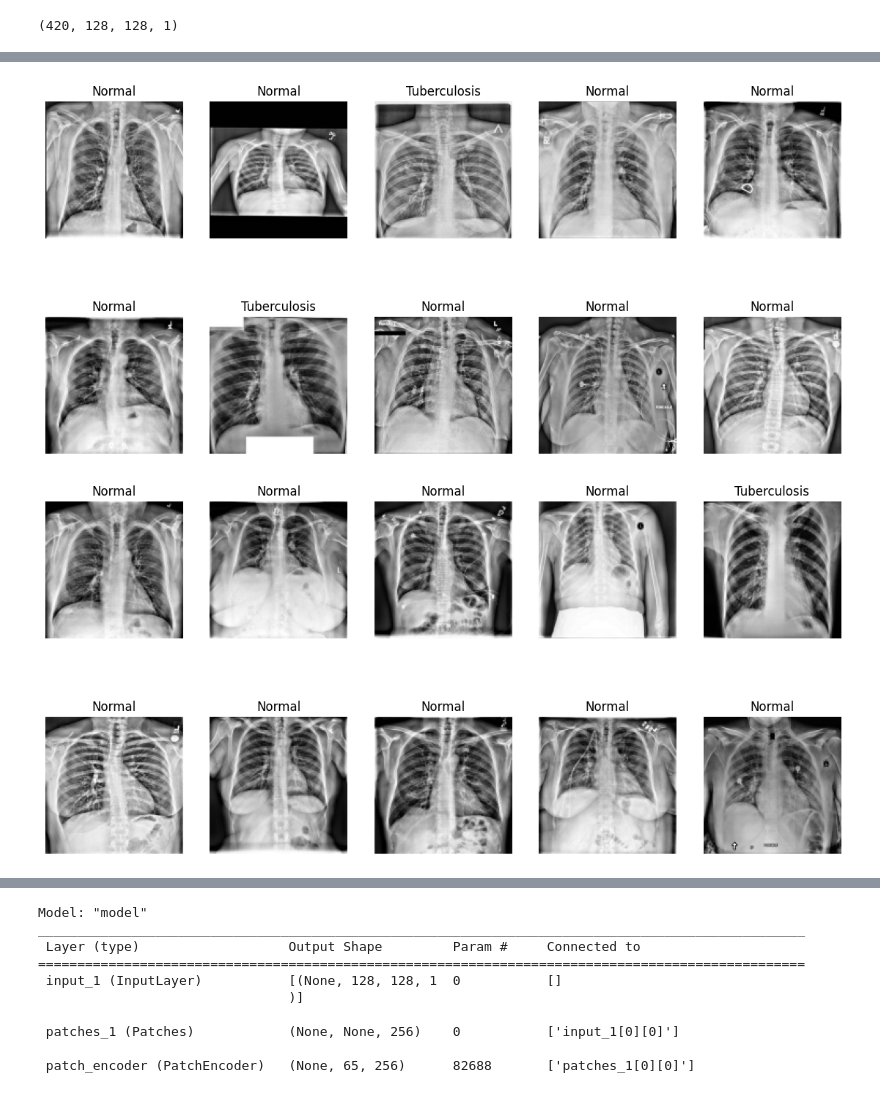
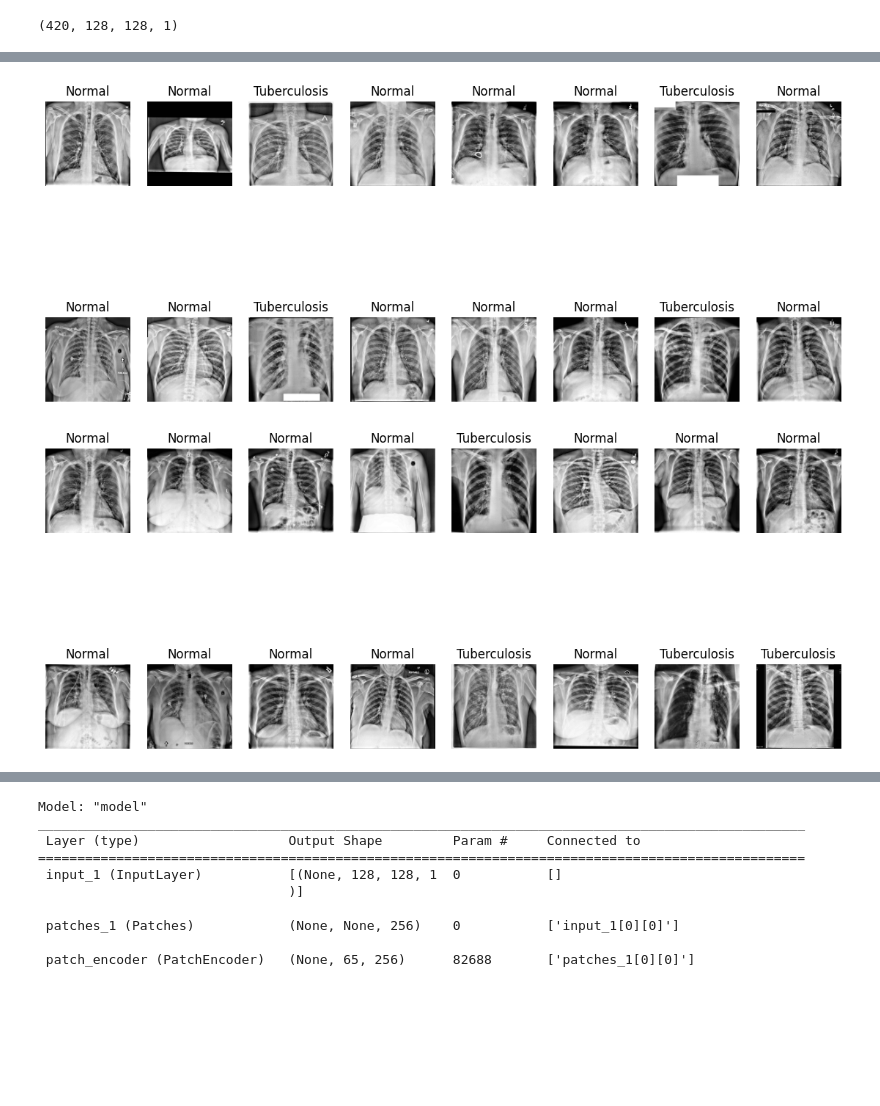
Before and after one commit to HabilAmardias/Tuberculosis-Chest-X-Ray-Classification-ViT, a Jupyter notebook: main.ipynb, the cells around one changed output, grey strips where cells are left out. Drawn from its saved outputs; the diff is of its cells as text; code cells hidden in the pictures; blank space fills up the shorter version.

```diff
--- a/main.ipynb
+++ b/main.ipynb
@@ -6,7 +6,7 @@ from tensorflow import keras
 from pathlib import Path
 from natsort import natsorted
 # %%
-batch_size=10
+batch_size=16
 patch_size=16
 img_size=128
 num_patches=(img_size//patch_size)**2
@@ -67,7 +67,7 @@ def image_preprocessing(path):
     img=clahe.apply(img)
     img=cv2.resize(img,(img_size,img_size))
     img=img.reshape(img_size,img_size,1)
-    img=(img-np.mean(img))/(np.std(img)+1e-8)
+    img=(img-np.mean(img,axis=(0,1),keepdims=True))/(np.std(img,axis=(0,1),keepdims=True)+1e-8)
     return img
 # %%
 x_train=np.array(list(map(image_preprocessing,x_train)))
@@ -89,14 +89,14 @@ train_dataset=tf.data.Dataset.from_tensor_slices((x_train,y_train)).shuffle(5000
 validation_dataset=tf.data.Dataset.from_tensor_slices((x_valid,y_valid)).batch(batch_size).prefetch(tf.data.AUTOTUNE)
 test_dataset=tf.data.Dataset.from_tensor_slices((x_test,y_test)).batch(batch_size).prefetch(tf.data.AUTOTUNE)
 # %%
-_, ax = plt.subplots(2, 5, figsize=(14, 7))
+_, ax = plt.subplots(2, 8, figsize=(14, 7))
 for batch in train_dataset.take(1):
     images = batch[0]
     labels = batch[1]
     for i in range(batch_size):
         img = images[i].numpy()
         label=labels[i].numpy()
-        ax[i//5,i%5].imshow(img,cmap='gray')
-        ax[i//5,i%5].set_title(target_class[label])
-        ax[i//5,i%5].axis("off")
+        ax[i//8,i%8].imshow(img,cmap='gray')
+        ax[i//8,i%8].set_title(target_class[label])
+        ax[i//8,i%8].axis("off")
 # %% [output]
@@ -104,29 +104,29 @@ for batch in train_dataset.take(1):
 # %%
-_, ax = plt.subplots(2, 5, figsize=(14, 7))
+_, ax = plt.subplots(2, 8, figsize=(14, 7))
 for batch in validation_dataset.take(1):
     images = batch[0]
     labels = batch[1]
     for i in range(batch_size):
         img = images[i].numpy()
         label=labels[i].numpy()
-        ax[i//5,i%5].imshow(img,cmap='gray')
-        ax[i//5,i%5].set_title(target_class[label])
-        ax[i//5,i%5].axis("off")
+        ax[i//8,i%8].imshow(img,cmap='gray')
+        ax[i//8,i%8].set_title(target_class[label])
+        ax[i//8,i%8].axis("off")
 # %% [output]
-[figure, old version]
+[figure, new version]
 # %%
-_, ax = plt.subplots(2, 5, figsize=(14, 7))
+_, ax = plt.subplots(2, 8, figsize=(14, 7))
 for batch in test_dataset.take(1):
     images = batch[0]
     labels = batch[1]
     for i in range(batch_size):
         img = images[i].numpy()
         label=labels[i].numpy()
-        ax[i//5,i%5].imshow(img,cmap='gray')
-        ax[i//5,i%5].set_title(target_class[label])
-        ax[i//5,i%5].axis("off")
+        ax[i//8,i%8].imshow(img,cmap='gray')
+        ax[i//8,i%8].set_title(target_class[label])
+        ax[i//8,i%8].axis("off")
 # %% [output]
-[figure, old version]
+[figure, new version]
 # %%
 class Patches(keras.layers.Layer):
     def __init__(self, patch_size):
```
Also changed, not shown: parts of 10 cells of this notebook.
